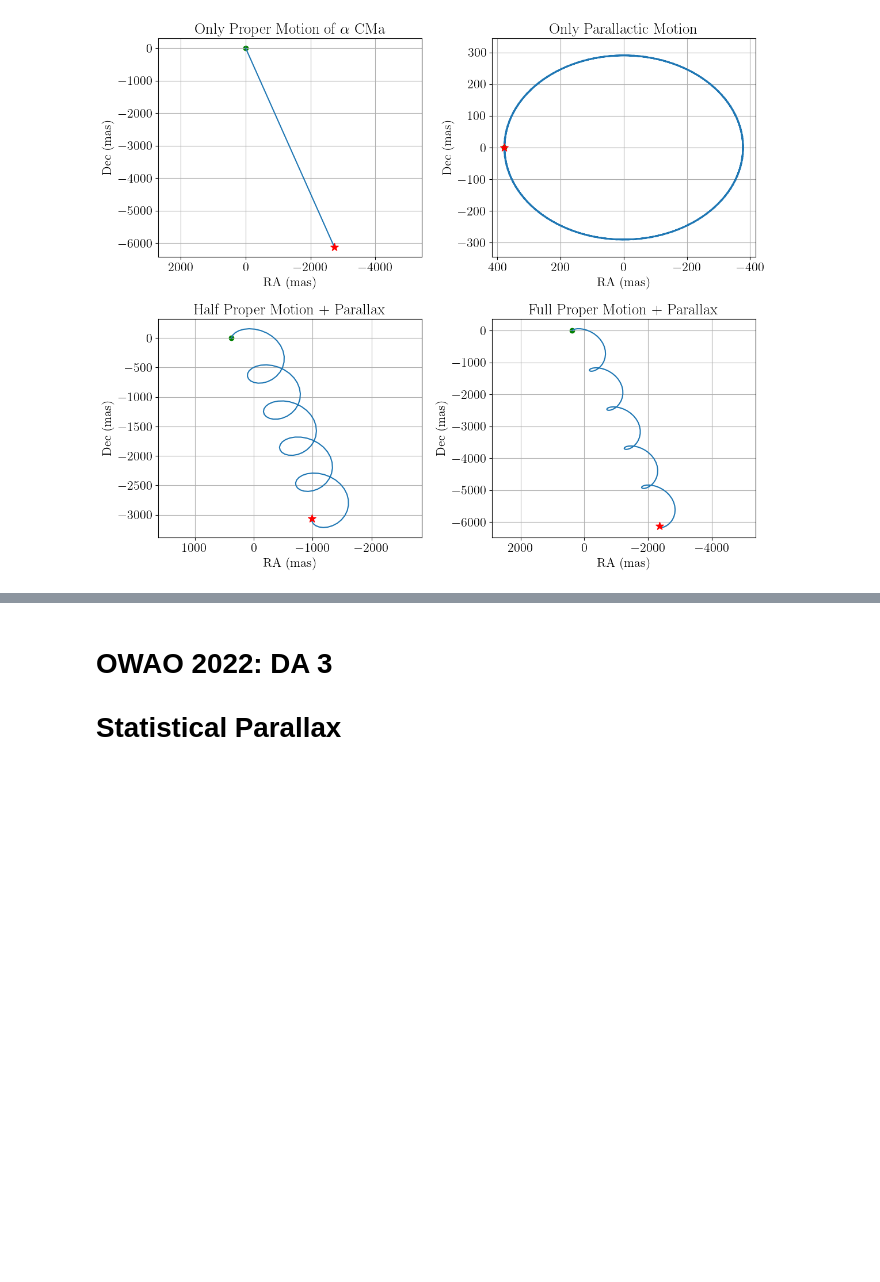
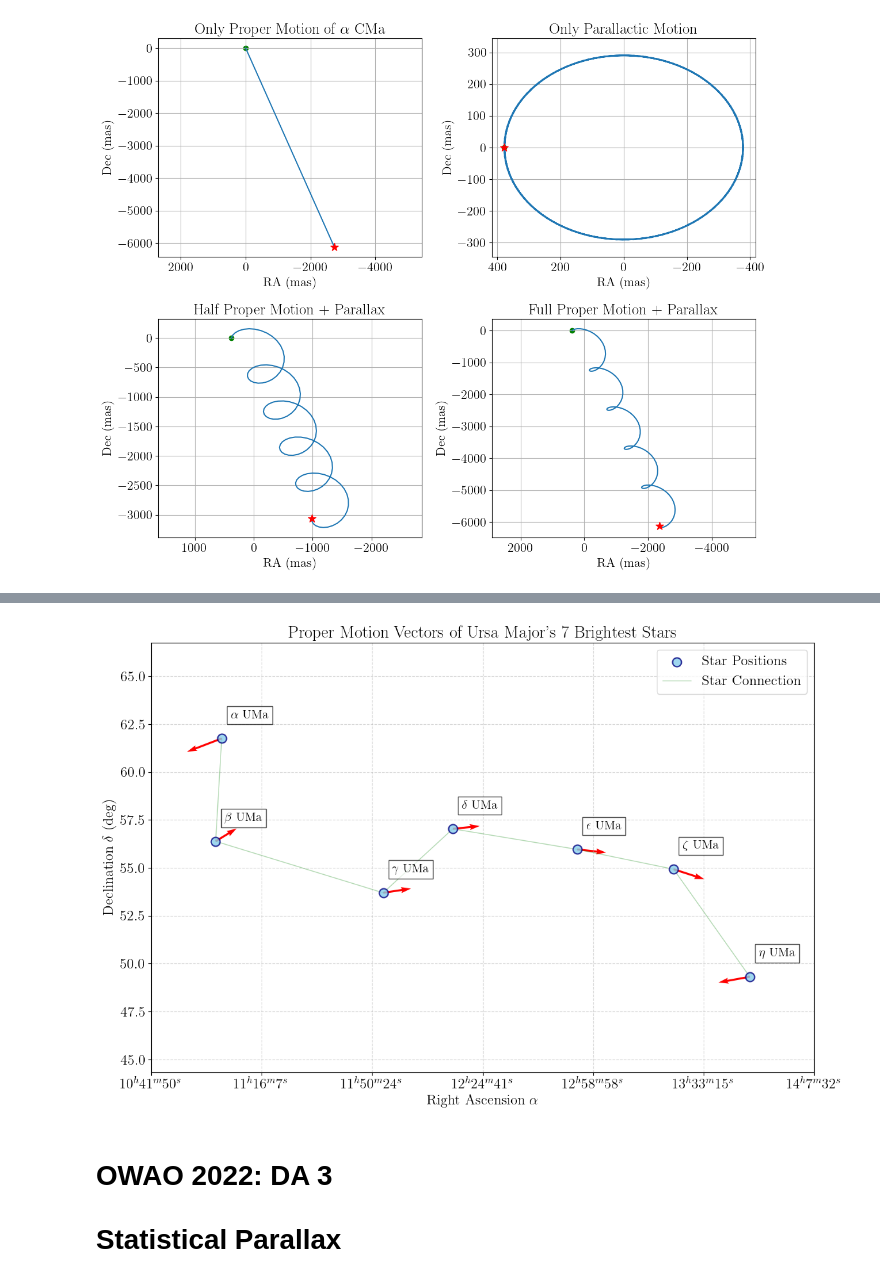
Before and after one commit to BDOAA/Camp-Notebooks, a Jupyter notebook: Statistical_Parallax_OWAO22.ipynb, the cells around one changed output, grey strips where cells are left out. Cells and saved outputs as stored; diff of their text form; code cells hidden in the pictures; blank space fills up the shorter version.

```diff
--- a/Statistical_Parallax_OWAO22.ipynb
+++ b/Statistical_Parallax_OWAO22.ipynb
@@ -155,3 +258,95 @@ plt.show()
+# %%
+from astropy.coordinates import Angle
+import astropy.units as u
+
+# Star data
+data = {
+    "Star": ["Dubhe", "Merak", "Phecda", "Megrez", "Alioth", "Mizar", "Alkaid"],
+    "Bayer": [r"$\alpha$ UMa", r"$\beta$ UMa", r"$\gamma$ UMa", r"$\delta$ UMa",
+              r"$\epsilon$ UMa", r"$\zeta$ UMa", r"$\eta$ UMa"],
+    "RA_hms": ["11h 03m 43.84s", "11h 01m 50.48s", "11h 53m 49.74s", "12h 15m 25.45s",
+               "12h 54m 01.75s", "13h 23m 55.54s", "13h 47m 32.44s"],
+    "DEC_dms": ["+61° 45′ 03.9″", "+56° 22′ 56.7″", "+53° 41′ 41.0″", "+57° 01′ 57.4″",
+                "+55° 57′ 35.4″", "+54° 55′ 31.3″", "+49° 18′ 47.8″"],
+    "PM_RA": [-134.11, 81.43, 107.68, 104.11, 111.91, 119.01, -121.17],
+    "PM_Dec": [-34.70, 33.49, 11.01, 7.30, -8.24, -25.97, -14.91],
+    "Parallax": [26.54, 40.90, 39.21, 40.51, 39.51, 39.36, 31.38]
+}
+
+df = pd.DataFrame(data)
+
+# Convert RA/DEC to degrees
+def ra_to_degrees(ra_str):
+    h, m, s = ra_str.replace("h", " ").replace("m", " ").replace("s", "").split()
+    return 15 * (float(h) + float(m)/60 + float(s)/3600)
+
+def dec_to_degrees(dec_str):
+    deg, arcmin, arcsec = dec_str.replace("°", " ").replace("′", " ").replace("″", "").split()
+    return float(deg) + float(arcmin)/60 + float(arcsec)/3600
+
+df["RA_deg"] = df["RA_hms"].apply(ra_to_degrees)
+df["Dec_deg"] = df["DEC_dms"].apply(dec_to_degrees)
+
+# Axis limits with padding
+padding = 5
+ra_min, ra_max = df["RA_deg"].min() - padding, df["RA_deg"].max() + padding
+dec_min, dec_max = df["Dec_deg"].min() - padding, df["Dec_deg"].max() + padding
+
+# Create plot
+fig, ax = plt.subplots(figsize=(12, 8))
+
+ax.set_xlim(ra_max, ra_min)  # Inverted for celestial convention
+ax.set_ylim(dec_min, dec_max)
+
+# Plot vectors
+ax.quiver(df["RA_deg"], df["Dec_deg"], df["PM_RA"], df["PM_Dec"],
+          angles="xy", scale_units="xy", scale=50, color="red", width=0.003)
+
+# Plot star positions
+ax.scatter(df["RA_deg"], df["Dec_deg"], color='skyblue', edgecolor='navy',
+           s=100, linewidths=1.5, alpha=0.8, zorder=3, label='Star Positions')
+
+# Connect stars with a green line
+ax.plot(df["RA_deg"], df["Dec_deg"], color='green', linewidth=1, alpha=0.3, label='Star Connection')
+
+# Annotate star names
+for i, row in df.iterrows():
+    ax.annotate(
+        row["Bayer"],
+        xy=(row["RA_deg"], row["Dec_deg"]),
+        xytext=(10, 20),
+        textcoords='offset points',
+        fontsize=14,
+        ha='left',
+        va='bottom',
+        bbox=dict(facecolor="white", alpha=0.7)
+    )
+
+# Format x-axis ticks as X^hY^mZ^s
+def ra_deg_to_hms_label(ra_deg):
+    angle = Angle(ra_deg, unit=u.deg)
+    h, m, s = angle.hms
+    h = int(h)
+    m = int(m)
+    s = int(round(s))
+    return rf"${h}^{{h}}{m}^{{m}}{s}^{{s}}$"
+
+ra_ticks = np.linspace(ra_max, ra_min, 7)
+ra_labels = [ra_deg_to_hms_label(ra) for ra in ra_ticks]
+
+ax.set_xticks(ra_ticks)
+ax.set_xticklabels(ra_labels)
+
+ax.set_xlabel(r"Right Ascension $\alpha$")
+ax.set_ylabel(r"Declination $\delta$ (deg)")
+ax.set_title("Proper Motion Vectors of Ursa Major's 7 Brightest Stars")
+ax.invert_xaxis()
+ax.grid(ls="--", alpha=0.5)
+ax.legend()
+plt.tight_layout()
+plt.show()
+# %% [output]
+[figure, added]
 # %% [markdown]
 # OWAO 2022: DA 3
 # Statistical Parallax
```
Also changed, not shown: parts of 7 cells of this notebook.
